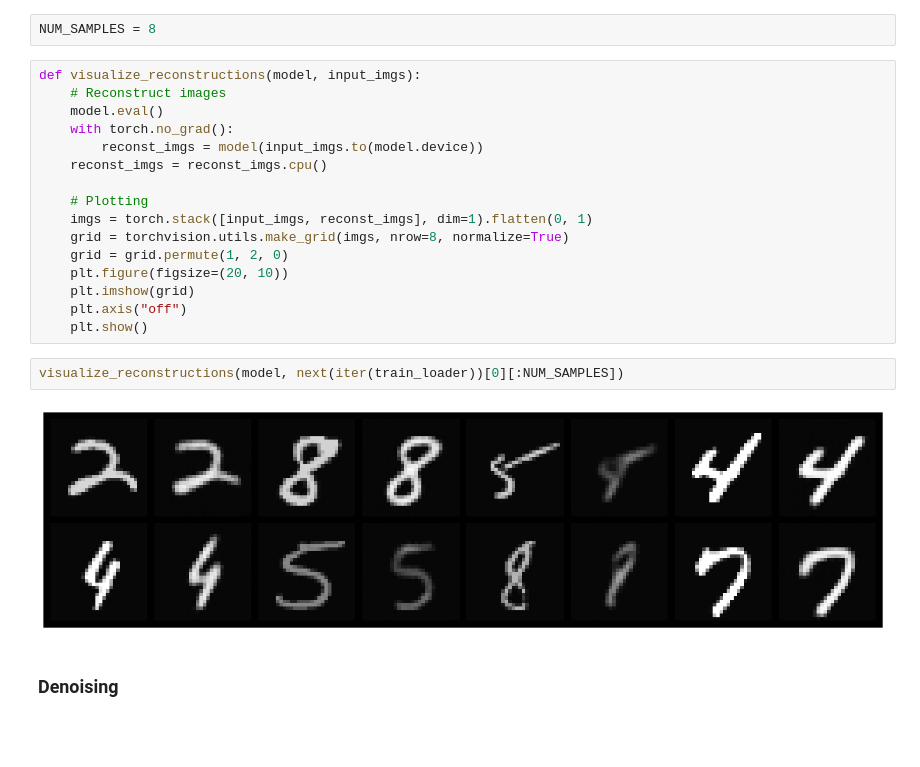
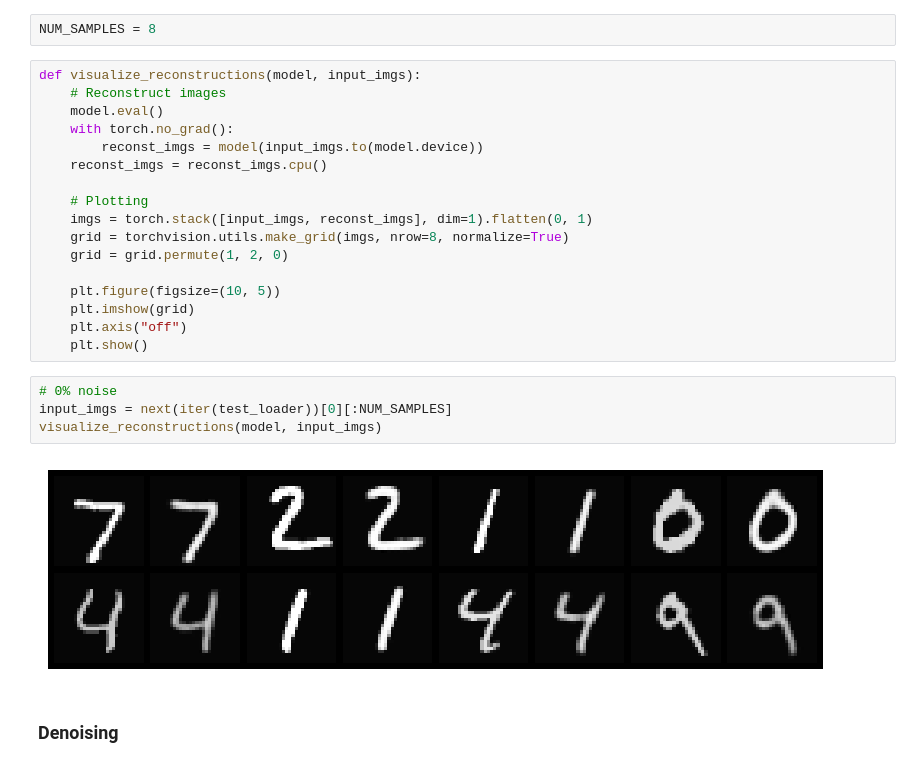
Before and after one commit to GregorKobsik/DiveIntoDeepLearning, a Jupyter notebook: 1_Autoencoder/autoencoder.ipynb, the cells around one changed output. Saved outputs shown, nothing was run; the diff lists cells and outputs as text; blank space fills up the shorter version.

```diff
--- a/1_Autoencoder/autoencoder.ipynb
+++ b/1_Autoencoder/autoencoder.ipynb
@@ -165,14 +166,17 @@ def visualize_reconstructions(model, input_imgs):
     imgs = torch.stack([input_imgs, reconst_imgs], dim=1).flatten(0, 1)
     grid = torchvision.utils.make_grid(imgs, nrow=8, normalize=True)
     grid = grid.permute(1, 2, 0)
-    plt.figure(figsize=(20, 10))
+
+    plt.figure(figsize=(10, 5))
     plt.imshow(grid)
     plt.axis("off")
     plt.show()
-# %%
-visualize_reconstructions(model, next(iter(train_loader))[0][:NUM_SAMPLES])
-# %% [output]
-[figure, removed]
+# %%
+# 0% noise
+input_imgs = next(iter(test_loader))[0][:NUM_SAMPLES]
+visualize_reconstructions(model, input_imgs)
+# %% [output]
+[figure, added]
 # %% [markdown]
 ### Denoising
 # %%
```
Also changed, not shown: parts of 9 cells of this notebook.
